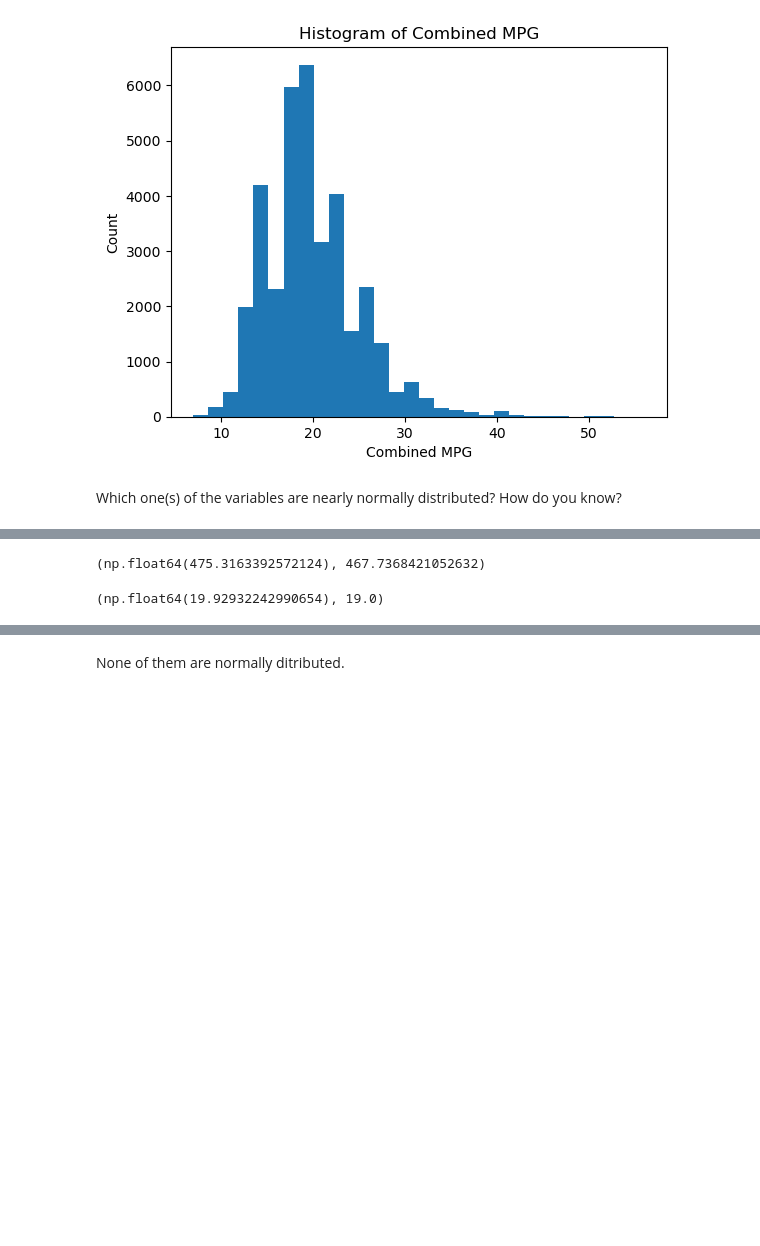
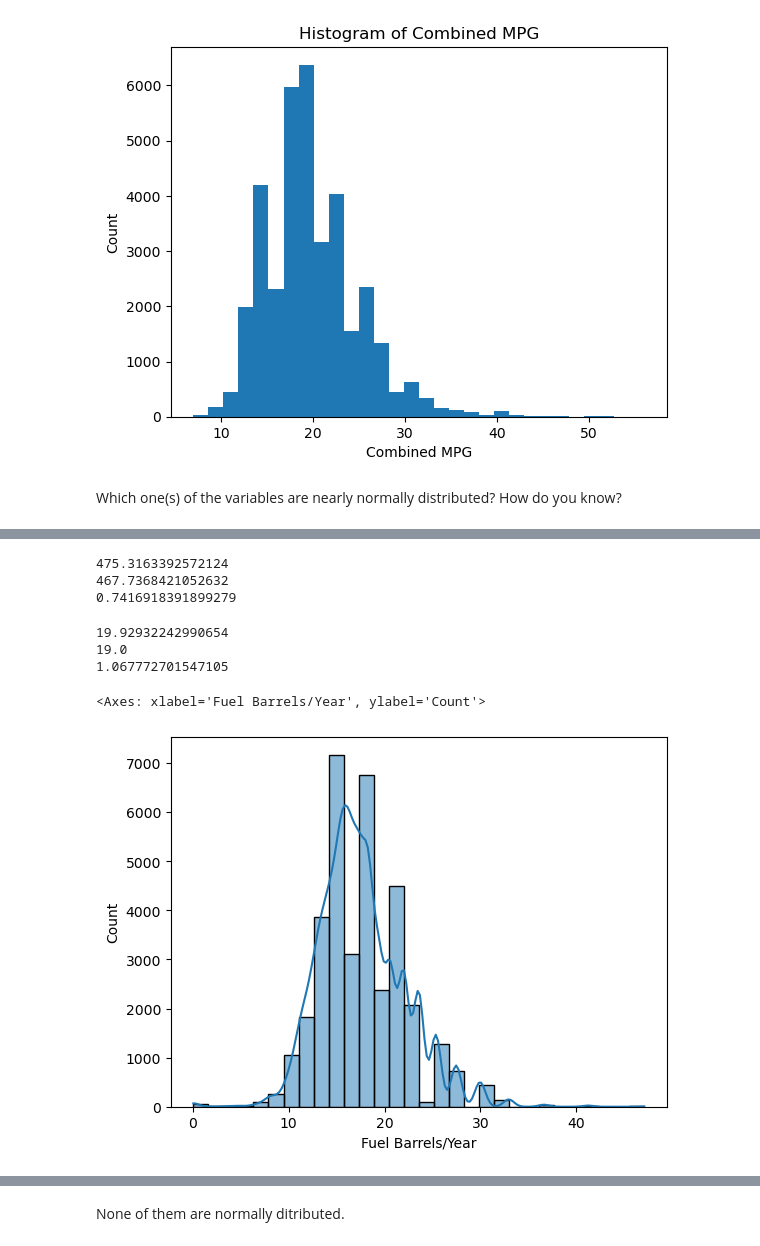
Before and after one commit to vitorferraz19/lab-continuous-probability-distributions-en, a Jupyter notebook: your-code/main.ipynb, the cells around one changed output, grey strips where cells are left out. Drawn from its saved outputs; the diff is of its cells as text; code cells hidden in the pictures; blank space fills up the shorter version.

```diff
--- a/your-code/main.ipynb
+++ b/your-code/main.ipynb
@@ -331,10 +333,18 @@ print(df["CO2 Emission Grams/Mile"].mean())
 
 print(df["CO2 Emission Grams/Mile"].median())
 
-print(df["Fuel Barrels/Year"].skew())
+print(df["CO2 Emission Grams/Mile"].skew())
 # %% [output]
-(np.float64(475.3163392572124), 467.7368421052632)
+475.3163392572124
+467.7368421052632
+0.7416918391899279
 # %%
-df["Combined MPG"].mean(), df["Combined MPG"].median()
+print(df["Combined MPG"].mean())
+
+print(df["Combined MPG"].median())
+
+print(df["Combined MPG"].skew())
 # %% [output]
-(np.float64(19.92932242990654), 19.0)
+19.92932242990654
+19.0
+1.067772701547105
@@ -342,0 +351,5 @@ df["Combined MPG"].mean(), df["Combined MPG"].median()
+# %%
+sns.histplot(df["Fuel Barrels/Year"], bins=30, kde=True)
+# %% [output]
+<Axes: xlabel='Fuel Barrels/Year', ylabel='Count'>
+[figure, added]
```
Also changed, not shown: parts of 26 cells of this notebook.
